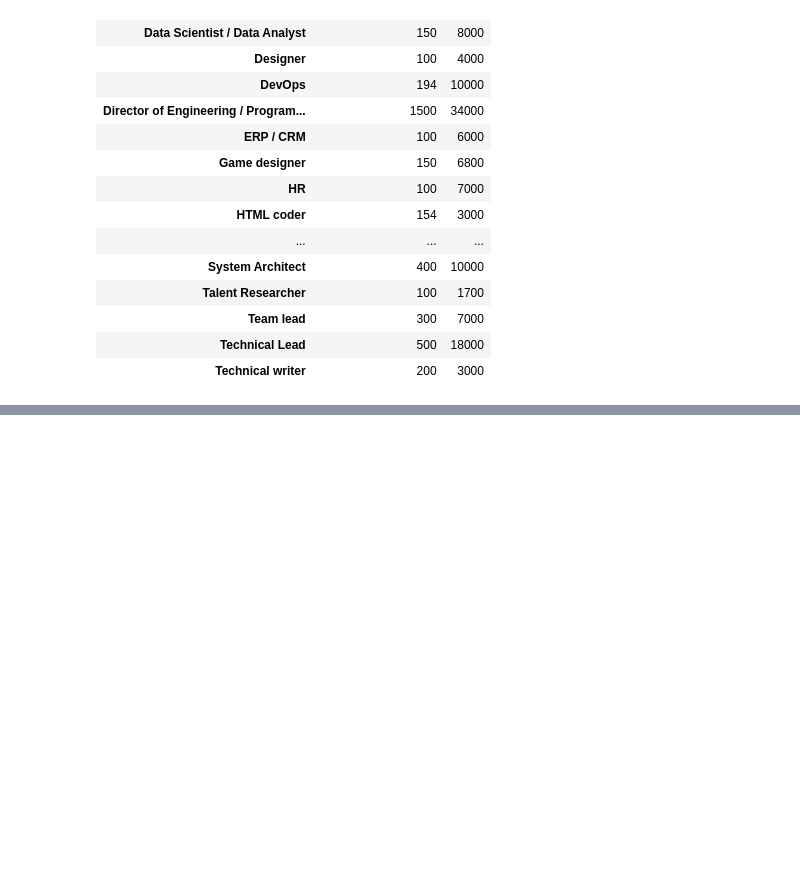
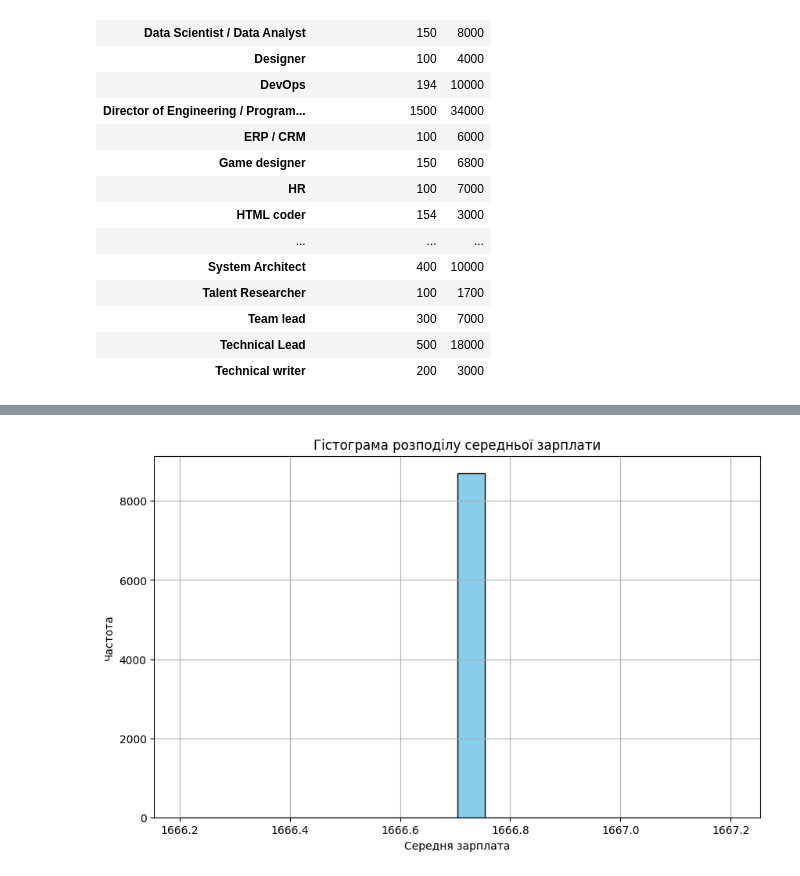
Before and after one commit to DenysLuts/GoIt-2024, a Jupyter notebook: Hw2.2.ipynb, the cells around one changed output, grey strips where cells are left out. Saved outputs shown, nothing was run; the diff lists cells and outputs as text; code cells hidden in the pictures; blank space fills up the shorter version.

```diff
--- a/Hw2.2.ipynb
+++ b/Hw2.2.ipynb
@@ -174,3 +184,14 @@ jun['avg'] = average_salary
 stats_avg = jun['avg'].describe()
 # %%
 stats_avg.to_csv("average_salary_stats.csv")
+# %%
+# Гістограма розподілу середньої зарплати
+plt.figure(figsize=(10, 6))
+plt.hist(jun['avg'], bins=20, color='skyblue', edgecolor='black')
+plt.title('Гістограма розподілу середньої зарплати')
+plt.xlabel('Середня зарплата')
+plt.ylabel('Частота')
+plt.grid(True)
+plt.show()
+# %% [output]
+[figure, added]
```
Also changed, not shown: parts of 4 cells of this notebook, 2 other files.
